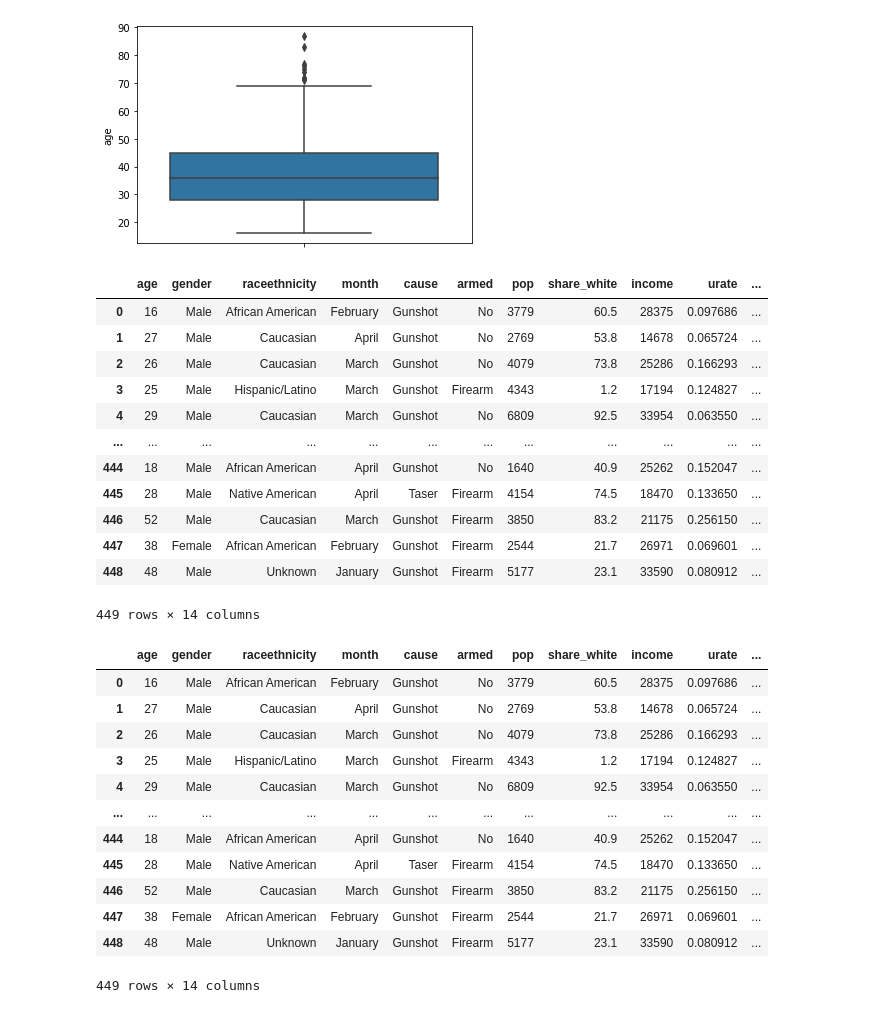
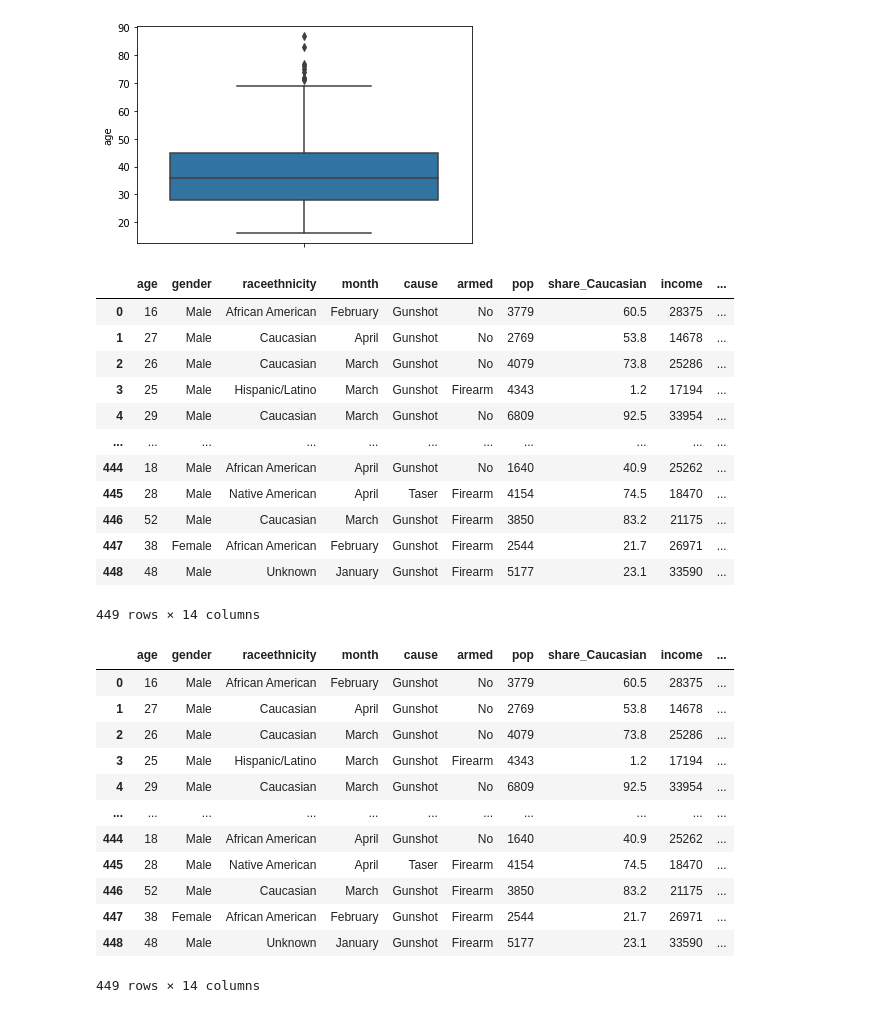
Before and after one commit to data301-2021-summer2/group30-project, a Jupyter notebook: analysis/Seravin/MS2_task_1&2.ipynb, the cells around one changed output. Saved outputs shown, nothing was run; the diff lists cells and outputs as text; code cells hidden in the pictures.

Commit message:
added renaming a column in load and process function

```diff
--- a/analysis/Seravin/MS2_task_1&2.ipynb
+++ b/analysis/Seravin/MS2_task_1&2.ipynb
@@ -31,6 +31,7 @@ df= df.drop(index=indexNames_armed)
 # %%
 #change column name of 'p-income'
 df = df.rename(columns = {"p_income": "income"})
+df = df.rename(columns = {"share_white": "share_Caucasian"})
 # %%
 #replace values in 'raceethnicity'
 df['raceethnicity'] = df['raceethnicity'].replace(['White'],'Caucasian')
@@ -40,7 +41,7 @@ df['raceethnicity'] = df['raceethnicity'].replace(['Black'],'African American')
 
 df["age"] = df['age'].astype('int')
 df["income"] = df['income'].astype('int')
-df["share_white"] = df['share_white'].astype('float')
+df["share_Caucasian"] = df['share_Caucasian'].astype('float')
 # %%
 #remove outliers in 'pop' based on boxplot
 indexNames_armed = df[df['pop'] > 15000 ].index
@@ -115,25 +116,25 @@ df['pop_size'] = pd.cut(df['pop'], range(0, 28000, 1000), right=False, labels=po
 income_labels = [f"{i} - {i+1000}" for i in range(5000,87000,1000)]
 df['income_bracket'] = pd.cut(df['income'], range(5000,88000,1000), right=False, labels=income_labels)
 
-#categorize 'share_white'
-SW_labels = ['Low', 'Medium', 'Half', 'High', 'Very High']
-df['SW_level'] = pd.qcut(x = df['share_white'], q= 5, precision = 1, labels=SW_labels)
+#categorize 'share_Caucasian'
+SC_labels = ['Low', 'Medium', 'Half', 'High', 'Very High']
+df['SC_category'] = pd.qcut(x = df['share_Caucasian'], q= 5, precision = 1, labels=SC_labels)
 # %%
 #reset index
 df.reset_index(drop=True)
 # %% [output]
-|  | age | gender | raceethnicity | month | cause | armed | pop | share_white | income | urate | ... |
-| 0 | 16 | Male | African American | February | Gunshot | No | 3779 | 60.5 | 28375 | 0.097686 | ... |
-| 1 | 27 | Male | Caucasian | April | Gunshot | No | 2769 | 53.8 | 14678 | 0.065724 | ... |
-| 2 | 26 | Male | Caucasian | March | Gunshot | No | 4079 | 73.8 | 25286 | 0.166293 | ... |
-| 3 | 25 | Male | Hispanic/Latino | March | Gunshot | Firearm | 4343 | 1.2 | 17194 | 0.124827 | ... |
-| 4 | 29 | Male | Caucasian | March | Gunshot | No | 6809 | 92.5 | 33954 | 0.063550 | ... |
-| ... | ... | ... | ... | ... | ... | ... | ... | ... | ... | ... | ... |
-| 444 | 18 | Male | African American | April | Gunshot | No | 1640 | 40.9 | 25262 | 0.152047 | ... |
-| 445 | 28 | Male | Native American | April | Taser | Firearm | 4154 | 74.5 | 18470 | 0.133650 | ... |
-| 446 | 52 | Male | Caucasian | March | Gunshot | Firearm | 3850 | 83.2 | 21175 | 0.256150 | ... |
-| 447 | 38 | Female | African American | February | Gunshot | Firearm | 2544 | 21.7 | 26971 | 0.069601 | ... |
-| 448 | 48 | Male | Unknown | January | Gunshot | Firearm | 5177 | 23.1 | 33590 | 0.080912 | ... |
+|  | age | gender | raceethnicity | month | cause | armed | pop | share_Caucasian | income | ... |
+| 0 | 16 | Male | African American | February | Gunshot | No | 3779 | 60.5 | 28375 | ... |
+| 1 | 27 | Male | Caucasian | April | Gunshot | No | 2769 | 53.8 | 14678 | ... |
+| 2 | 26 | Male | Caucasian | March | Gunshot | No | 4079 | 73.8 | 25286 | ... |
+| 3 | 25 | Male | Hispanic/Latino | March | Gunshot | Firearm | 4343 | 1.2 | 17194 | ... |
+| 4 | 29 | Male | Caucasian | March | Gunshot | No | 6809 | 92.5 | 33954 | ... |
+| ... | ... | ... | ... | ... | ... | ... | ... | ... | ... | ... |
+| 444 | 18 | Male | African American | April | Gunshot | No | 1640 | 40.9 | 25262 | ... |
+| 445 | 28 | Male | Native American | April | Taser | Firearm | 4154 | 74.5 | 18470 | ... |
+| 446 | 52 | Male | Caucasian | March | Gunshot | Firearm | 3850 | 83.2 | 21175 | ... |
+| 447 | 38 | Female | African American | February | Gunshot | Firearm | 2544 | 21.7 | 26971 | ... |
+| 448 | 48 | Male | Unknown | January | Gunshot | Firearm | 5177 | 23.1 | 33590 | ... |
 449 rows × 14 columns
 # %%
 #method chain 1 (load and Clean data - remove columns and rows, rename columns, deal with missing data, and format data)
@@ -142,44 +143,45 @@ df1 = (
     pd.read_csv("C:/Users/serav/Documents/UBC/SUMMER 2021/TERM 2/DATA 301/project-group-30/data/raw/police_killings.csv", encoding = "ISO-8859-1")
     .drop(['name', 'day', 'year','h_income', 'state', 'county_income', 'comp_income','county_bucket', 'nat_bucket', 'share_black', 'share_hispanic', 'college', 'streetaddress', 'pov', 'city', 'latitude', 'longitude', 'state_fp', 'county_fp', 'tract_ce', 'geo_id', 'county_id', 'namelsad', 'lawenforcementagency'], axis =1)
     .rename(columns={"p_income": "income"})
+    .rename(columns = {"share_white": "share_Caucasian"})
     .dropna()
     .query("age != 'Unknown' & cause != 'Unknown' & armed != 'Unknown' & income != '-'")
 )
 df1['age'] = pd.to_numeric(df1['age'])
 df1['income'] = pd.to_numeric(df1['income'])
-df1['share_white'] = pd.to_numeric(df1['share_white'])
+df1['share_Caucasian'] = pd.to_numeric(df1['share_Caucasian'])
 # %%
 #method chain 2 (Process Data - deal with outliers, create new columns, and replace values)
 
 age_labels = [f"{i} - {i+9}" for i in range(0,80,10)]
 pop_labels = [f"{i} - {i+1000}" for i in range(0,13000,1000)]
 income_labels = [f"{i} - {i+1000}" for i in range(5000,87000,1000)]
-SW_labels = ['Low', 'Medium', 'Half', 'High', 'Very High']
+SC_labels = ['Low', 'Medium', 'Half', 'High', 'Very High']
 df2 =(
     df1
     .query("pop < 15000")
     .assign(age_group = lambda x: pd.cut(x['age'], range(0, 90, 10), right=False,labels=age_labels))
     .assign(pop_group = lambda df: pd.cut(df['pop'], range(0, 14000, 1000), right=False, labels=pop_labels))
     .assign(income_bracket = lambda df:pd.cut(df['income'], range(5000,88000,1000), right=False, labels=income_labels))
-    .assign(SW_category = lambda df:pd.qcut(x = df['share_white'], q= 5, precision = 1, labels=SW_labels))
+    .assign(SC_category = lambda df:pd.qcut(x = df['share_Caucasian'], q= 5, precision = 1, labels=SC_labels))
     .reset_index(drop=True)
     .replace('White','Caucasian')
     .replace('Black','African American')
 )
 df2
 # %% [output]
-|  | age | gender | raceethnicity | month | cause | armed | pop | share_white | income | urate | ... |
-| 0 | 16 | Male | African American | February | Gunshot | No | 3779 | 60.5 | 28375 | 0.097686 | ... |
-| 1 | 27 | Male | Caucasian | April | Gunshot | No | 2769 | 53.8 | 14678 | 0.065724 | ... |
-| 2 | 26 | Male | Caucasian | March | Gunshot | No | 4079 | 73.8 | 25286 | 0.166293 | ... |
-| 3 | 25 | Male | Hispanic/Latino | March | Gunshot | Firearm | 4343 | 1.2 | 17194 | 0.124827 | ... |
-| 4 | 29 | Male | Caucasian | March | Gunshot | No | 6809 | 92.5 | 33954 | 0.063550 | ... |
-| ... | ... | ... | ... | ... | ... | ... | ... | ... | ... | ... | ... |
-| 444 | 18 | Male | African American | April | Gunshot | No | 1640 | 40.9 | 25262 | 0.152047 | ... |
-| 445 | 28 | Male | Native American | April | Taser | Firearm | 4154 | 74.5 | 18470 | 0.133650 | ... |
-| 446 | 52 | Male | Caucasian | March | Gunshot | Firearm | 3850 | 83.2 | 21175 | 0.256150 | ... |
-| 447 | 38 | Female | African American | February | Gunshot | Firearm | 2544 | 21.7 | 26971 | 0.069601 | ... |
-| 448 | 48 | Male | Unknown | January | Gunshot | Firearm | 5177 | 23.1 | 33590 | 0.080912 | ... |
+|  | age | gender | raceethnicity | month | cause | armed | pop | share_Caucasian | income | ... |
+| 0 | 16 | Male | African American | February | Gunshot | No | 3779 | 60.5 | 28375 | ... |
+| 1 | 27 | Male | Caucasian | April | Gunshot | No | 2769 | 53.8 | 14678 | ... |
+| 2 | 26 | Male | Caucasian | March | Gunshot | No | 4079 | 73.8 | 25286 | ... |
+| 3 | 25 | Male | Hispanic/Latino | March | Gunshot | Firearm | 4343 | 1.2 | 17194 | ... |
+| 4 | 29 | Male | Caucasian | March | Gunshot | No | 6809 | 92.5 | 33954 | ... |
+| ... | ... | ... | ... | ... | ... | ... | ... | ... | ... | ... |
+| 444 | 18 | Male | African American | April | Gunshot | No | 1640 | 40.9 | 25262 | ... |
+| 445 | 28 | Male | Native American | April | Taser | Firearm | 4154 | 74.5 | 18470 | ... |
+| 446 | 52 | Male | Caucasian | March | Gunshot | Firearm | 3850 | 83.2 | 21175 | ... |
+| 447 | 38 | Female | African American | February | Gunshot | Firearm | 2544 | 21.7 | 26971 | ... |
+| 448 | 48 | Male | Unknown | January | Gunshot | Firearm | 5177 | 23.1 | 33590 | ... |
 449 rows × 14 columns
 # %%
 def load_and_process(url_or_path_to_csv_file):
```
Also changed, not shown: parts of 4 cells of this notebook, 1 other file.
